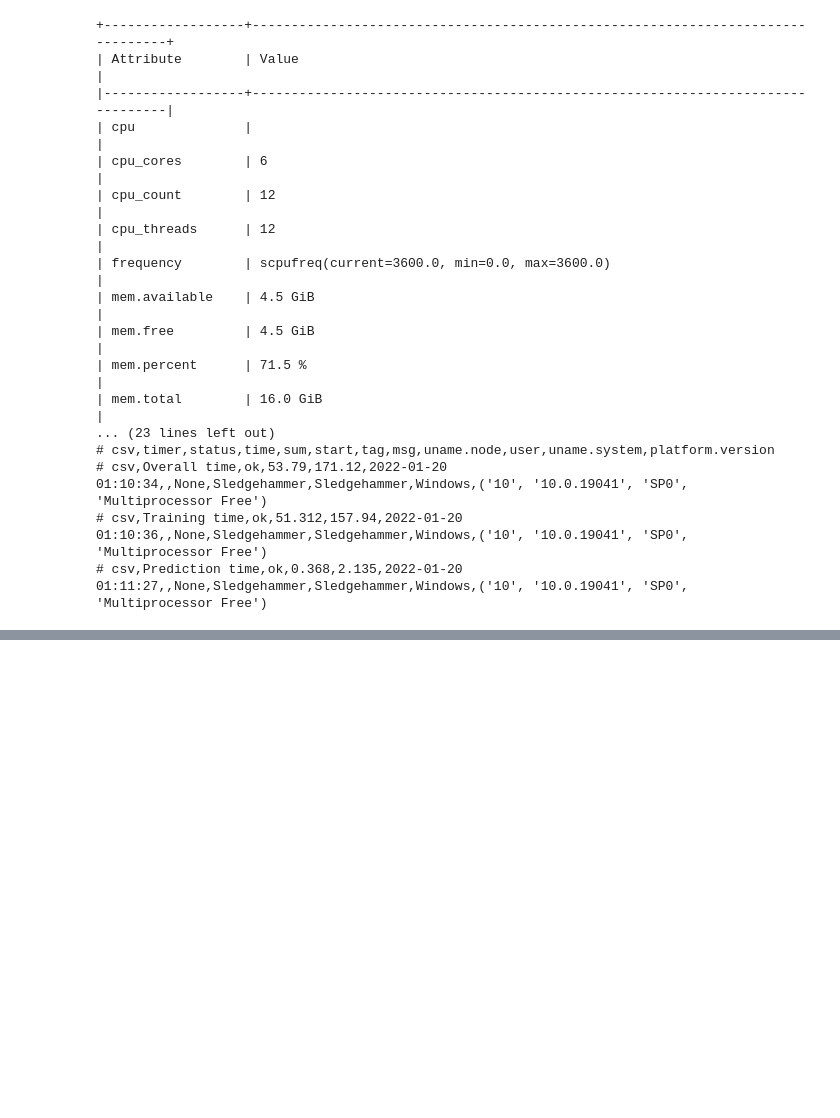
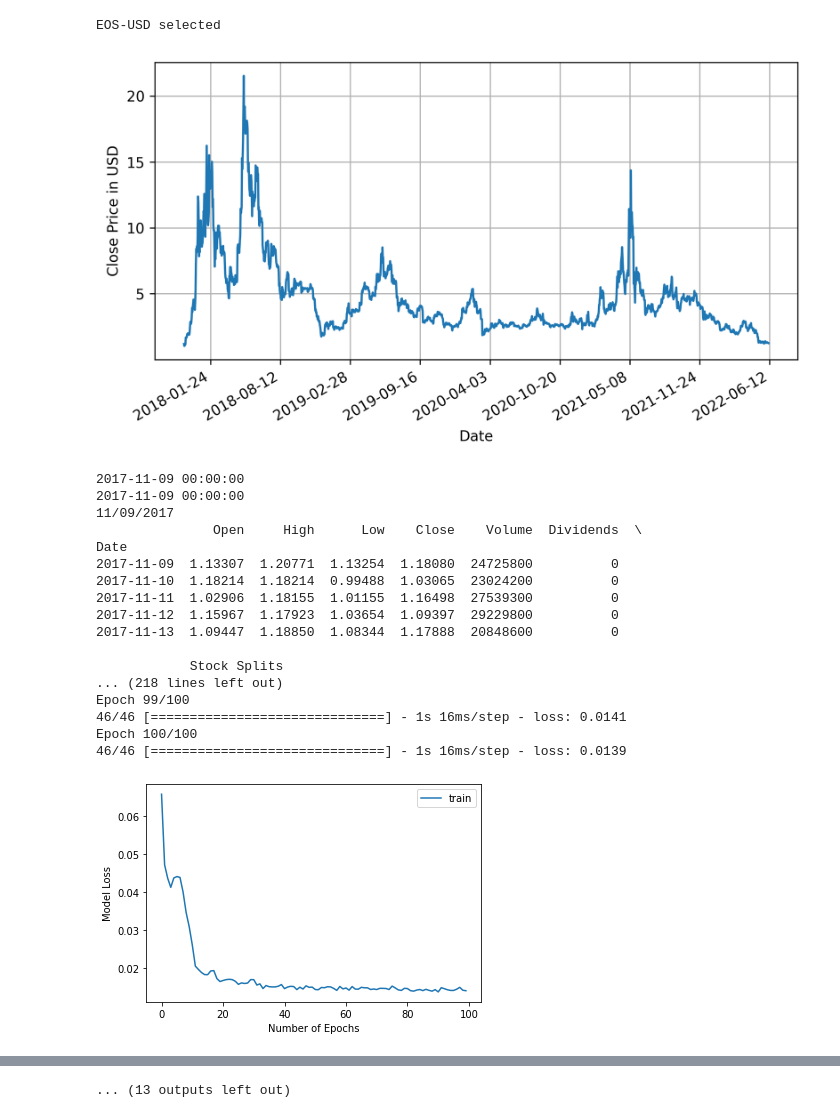
Before and after one commit to cybertraining-dsc/su21-reu-361, a Jupyter notebook: project/code/yfinance-lstm.ipynb, the cells around one changed output, grey strips where cells are left out. Drawn from its saved outputs; the diff is of its cells as text; code cells hidden in the pictures; blank space fills up the shorter version.

Commit message:
add graphics, py program, update requirements.txt and update notebook

```diff
--- a/project/code/yfinance-lstm.ipynb
+++ b/project/code/yfinance-lstm.ipynb
@@ -70,27 +16,0 @@ EOS-USD selected
-# %%
-StopWatch.start("Overall time")
-
-# Creating desktop path to save figures to the desktop
-desktop = pathlib.Path.home() / 'Desktop'
-desktop2 = str(Path(desktop))
-fullpath = desktop2 + "\\"+cryptoName+"-prediction-model.png"
-fullpath2 = desktop2 + "\\"+cryptoName+"-prediction-model-zoomed.png"
-fullpath3 = desktop2 + "\\"+cryptoName+"-price.png"
-fullpath4 = desktop2 + "\\"+cryptoName+"-training-loss.png"
-pdfpath = desktop2 + "\\"+cryptoName+"-prediction-model.pdf"
-pdfpath2 = desktop2 + "\\"+cryptoName+"-prediction-model-zoomed.pdf"
-pdfpath3 = desktop2 + "\\"+cryptoName+"-price.pdf"
-pdfpath4 = desktop2 + "\\"+cryptoName+"-training-loss.pdf"
-pdfpath5 = desktop2 + "\\"+cryptoName+"-epoch.pdf"
-
-
-register_matplotlib_converters()
-# %%
-ticker = yf.Ticker(cryptoName)
-data = ticker.history(period = "max", interval = "1d")
-#print(data)
-# Sort the dataframe according to the date
-data.sort_values('Date', inplace=True, ascending=True)
-
-# Print the dataframe top
-data.head()
@@ -271,21 +24,0 @@ math.sqrt(mean_squared_error(y_test, y_pred))
-# %%
-StopWatch.stop("Overall time")
-StopWatch.benchmark()
-# %% [output]
-+------------------+--------------------------------------------------------------------------------+
-| Attribute        | Value                                                                          |
-|------------------+--------------------------------------------------------------------------------|
-| cpu              |                                                                                |
-| cpu_cores        | 6                                                                              |
-| cpu_count        | 12                                                                             |
-| cpu_threads      | 12                                                                             |
-| frequency        | scpufreq(current=3600.0, min=0.0, max=3600.0)                                  |
-| mem.available    | 4.5 GiB                                                                        |
-| mem.free         | 4.5 GiB                                                                        |
-| mem.percent      | 71.5 %                                                                         |
-| mem.total        | 16.0 GiB                                                                       |
-... (23 lines left out)
-# csv,timer,status,time,sum,start,tag,msg,uname.node,user,uname.system,platform.version
-# csv,Overall time,ok,53.79,171.12,2022-01-20 01:10:34,,None,Sledgehammer,Sledgehammer,Windows,('10', '10.0.19041', 'SP0', 'Multiprocessor Free')
-# csv,Training time,ok,51.312,157.94,2022-01-20 01:10:36,,None,Sledgehammer,Sledgehammer,Windows,('10', '10.0.19041', 'SP0', 'Multiprocessor Free')
-# csv,Prediction time,ok,0.368,2.135,2022-01-20 01:11:27,,None,Sledgehammer,Sledgehammer,Windows,('10', '10.0.19041', 'SP0', 'Multiprocessor Free')
@@ -291,0 +181,25 @@ StopWatch.benchmark()
+# %%
+list_of_cryptos = ["EOS-USD", "BTC-USD", "ETH-USD", "DOGE-USD"]
+for crypto in list_of_cryptos:
+    lstm(crypto)
+# %% [output]
+EOS-USD selected
+[figure, added]
+2017-11-09 00:00:00
+2017-11-09 00:00:00
+11/09/2017
+               Open     High      Low    Close    Volume  Dividends  \
+Date
+2017-11-09  1.13307  1.20771  1.13254  1.18080  24725800          0
+2017-11-10  1.18214  1.18214  0.99488  1.03065  23024200          0
+2017-11-11  1.02906  1.18155  1.01155  1.16498  27539300          0
+2017-11-12  1.15967  1.17923  1.03654  1.09397  29229800          0
+2017-11-13  1.09447  1.18850  1.08344  1.17888  20848600          0
+
+            Stock Splits
+... (218 lines left out)
+Epoch 99/100
+46/46 [==============================] - 1s 16ms/step - loss: 0.0141
+Epoch 100/100
+46/46 [==============================] - 1s 16ms/step - loss: 0.0139
+[figure, added]
@@ -291,0 +246 @@ StopWatch.benchmark()
+... (13 outputs left out)
```
Also changed, not shown: parts of 19 cells of this notebook, 30 other files.
